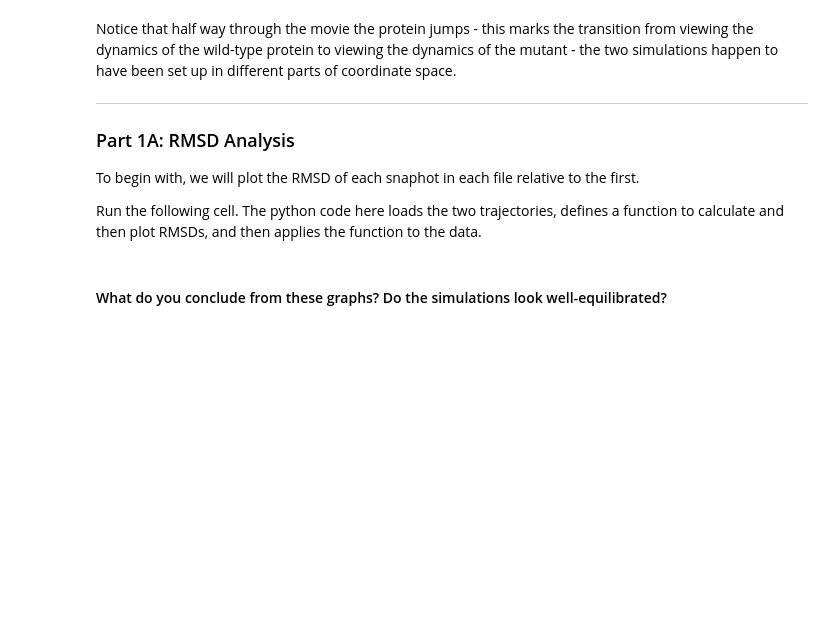
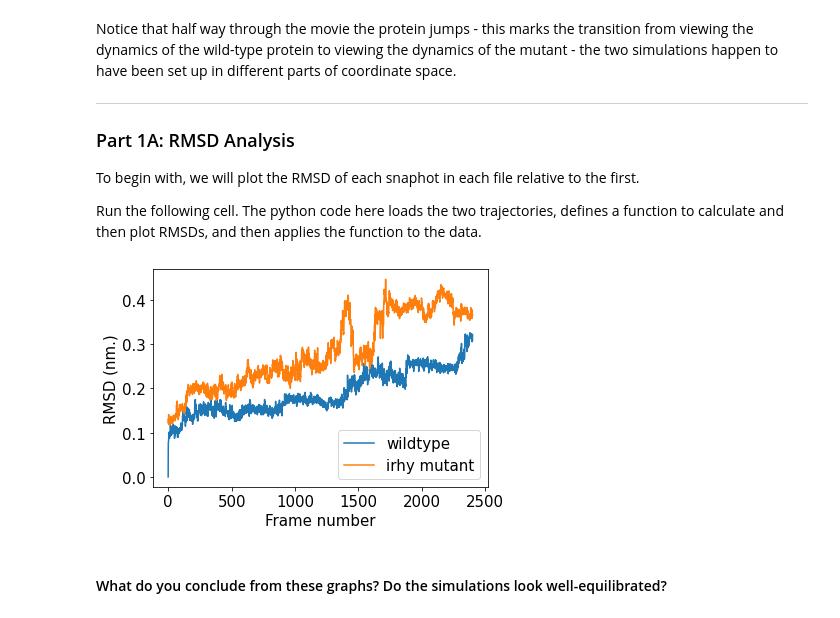
Before and after one commit to CCPBioSim/pca-workshop, a Jupyter notebook: .PCA_analysis_of_MD_simulations-1.ipynb, the cells around one changed output. Saved outputs shown, nothing was run; the diff lists cells and outputs as text; code cells hidden in the pictures; blank space fills up the shorter version.

```diff
--- a/.PCA_analysis_of_MD_simulations-1.ipynb
+++ b/.PCA_analysis_of_MD_simulations-1.ipynb
@@ -31,32 +34,34 @@ Run the following cell. The python code here loads the two trajectories, defines
 # %%
 import numpy as np
 
 import matplotlib.pyplot as plt
 %matplotlib inline
 plt.rcParams.update({'font.size': 15}) #This sets a better default label size for plots
 
 # Create labels for the two datasets:
-datanames = ['wt', 'irhy']
+datanames = ['wildtype', 'irhy mutant']
 
 # define the plotting function:
 def plot_rmsd(traj, datanames):
     """
     This function takes a MDTraj trajectory and a list of data names and produces an rmsd plot.
 
     """
     traj.superpose(traj[0]) # least squares fits each snapshot to the first.
     frames_per_set = len(traj) // len(datanames) # we assume each trajectory file is the same length.
     for i in range(len(datanames)):
         # The next two lines do the rmsd calculation:
         diff = traj.xyz[i * frames_per_set : (i + 1) * frames_per_set] - traj.xyz[0]
         rmsd = np.sqrt((diff * diff).sum(axis=2).mean(axis=1))
         plt.plot(rmsd, label=datanames[i]) # plot the line for this dataset on the graph.
     plt.xlabel('Frame number')
     plt.ylabel('RMSD (nm.)')
     plt.legend(loc='lower right')
 
 # now use the plotting function:
 plot_rmsd(trajdata, datanames)
+# %% [output]
+[figure, added]
 # %% [markdown]
 #### What do you conclude from these graphs? Do the simulations look well-equilibrated?
 # %% [markdown]
```
Also changed, not shown: parts of 4 cells of this notebook, 2 other files.
